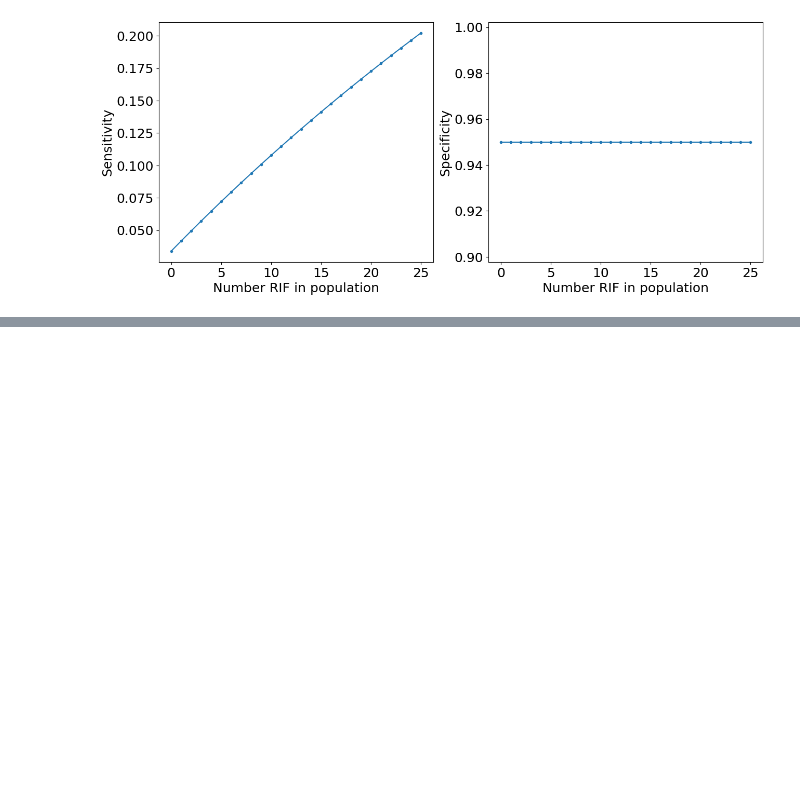
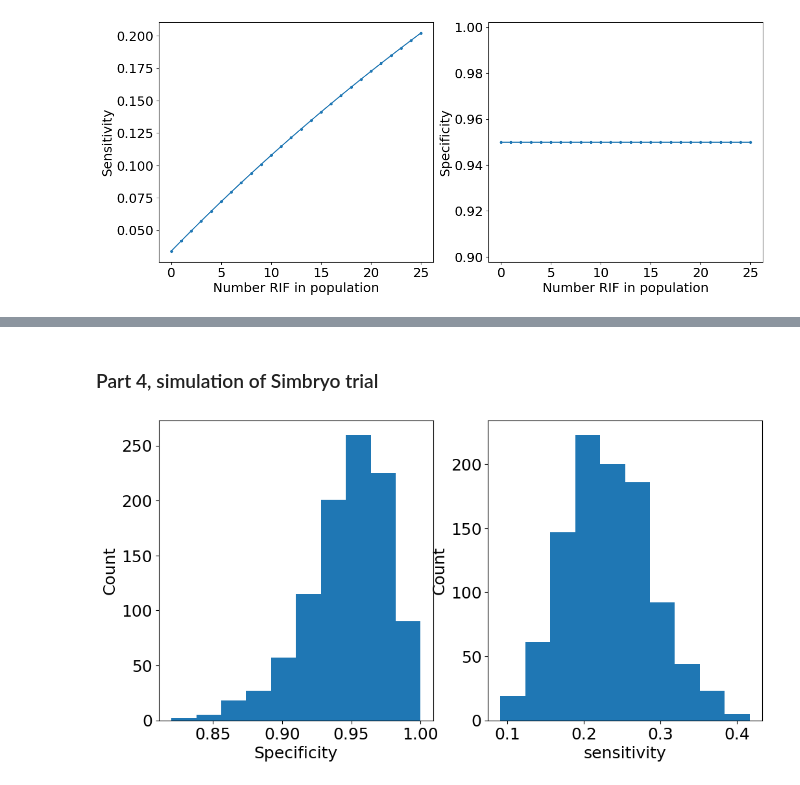
Before and after one commit to warmflasha/SimbryoStats, a Jupyter notebook: Simbryo.ipynb, the cells around one changed output, grey strips where cells are left out. Cells and saved outputs as stored; diff of their text form; code cells hidden in the pictures; blank space fills up the shorter version.

```diff
--- a/Simbryo.ipynb
+++ b/Simbryo.ipynb
@@ -159 +162,50 @@ Text(0, 0.5, 'Negative predictive value')
 [figure]
+# %% [markdown]
+### Part 4, simulation of Simbryo trial
+# %%
+def simbryoTrial(nPatients,nFailedN,pDetectTrueRIF,pFalsePositive,fractionRIFAfterN):
+    failedWithZero = np.hstack((nPatients-nFailedN.sum(),nFailedN))
+    nRIF = 0
+    for ii in range(len(failedWithZero)):
+        randForRIF = np.random.random(failedWithZero[ii])
+        nRIF += (randForRIF < fractionRIFAfterN[ii]).sum()
+
+    randForSimbryoRIF = np.random.random(nRIF)
+    nRIFSimbryo = (randForSimbryoRIF < pDetectTrueRIF).sum()
+    randForPregnant = np.random.rand(nPatients-nRIF)
+    nPregnant = (randForPregnant < 0.6).sum()
+    randForPregnantFalsePositive = np.random.random(nPregnant)
+    nPregnantFalsePositive = (randForPregnantFalsePositive < pFalsePositive).sum()
+    randForNonPregnantFalsePositive = np.random.random(nPatients-nRIF-nPregnant)
+    nNonPregnantFalsePositive = (randForNonPregnantFalsePositive < pFalsePositive).sum()
+    return np.array([nRIF,nRIFSimbryo,nPregnant,nPregnantFalsePositive,nNonPregnantFalsePositive])
+# %%
+nPatients = 100
+nFailedN = np.array([30, 30, 10])
+
+nTrial = 1000
+
+trialData = np.zeros((nTrial,5))
+for ii in range(nTrial):
+    trialData[ii] = simbryoTrial(nPatients,nFailedN,pDetectTrueRIF,pFalsePositive,fractionRIFAfterN)
+
+
+truePositive = trialData[:,1]+trialData[:,-1]
+falsePositive = trialData[:,-2]
+
+trueNegative = trialData[:,2]-falsePositive
+falseNegative = trialData[:,0]-truePositive
+
+specificity = trueNegative/(trueNegative+falsePositive)
+sensitivity = truePositive/(nPatients-trialData[:,2])
+
+fig, axs = plt.subplots(1,2,figsize = (12,6))
+axs[0].hist(specificity,10);
+axs[0].set_xlabel('Specificity')
+axs[0].set_ylabel('Count')
+
+axs[1].hist(sensitivity,10);
+axs[1].set_xlabel('sensitivity')
+axs[1].set_ylabel('Count');
+# %% [output]
+[figure, added]
```
Also changed, not shown: parts of 4 cells of this notebook.
